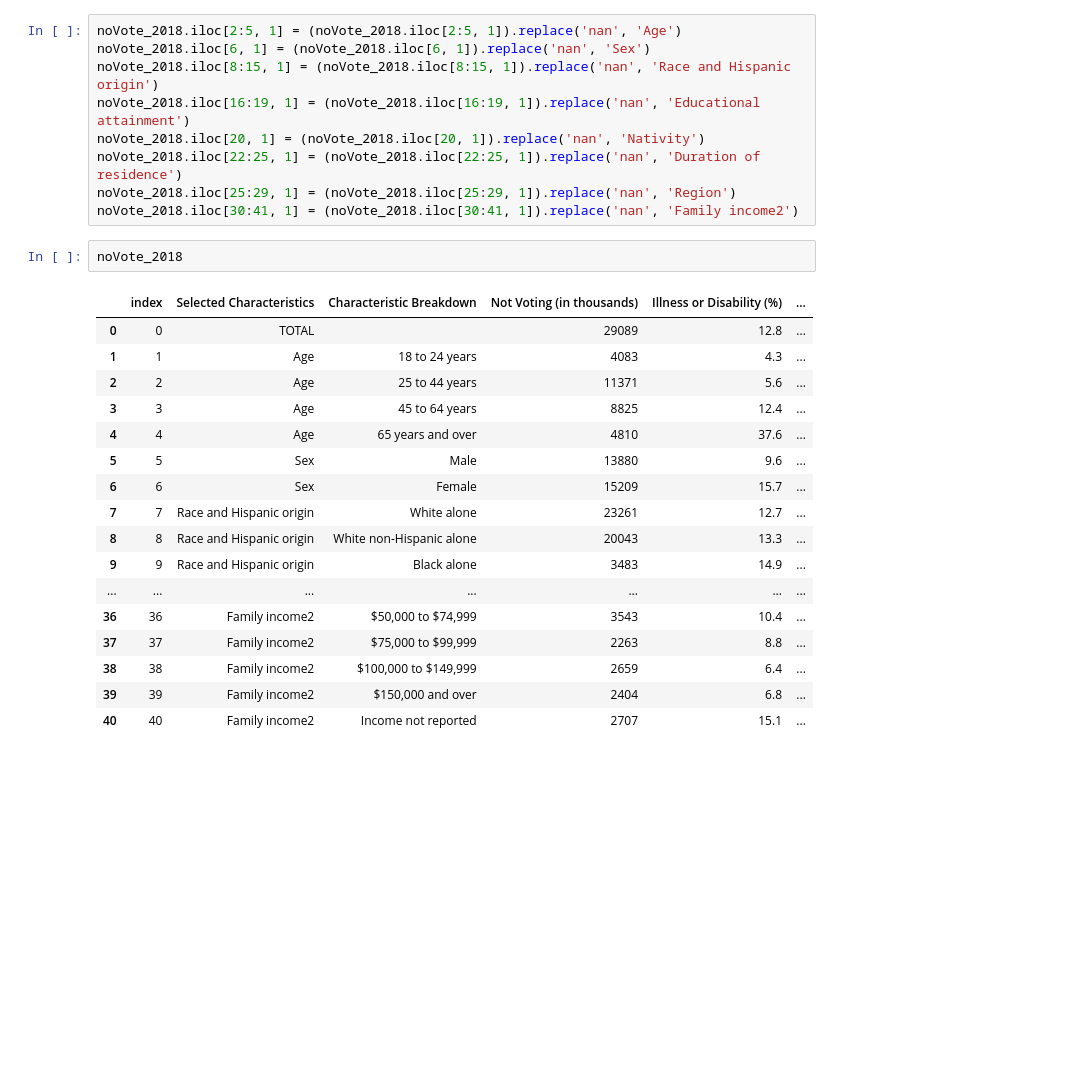
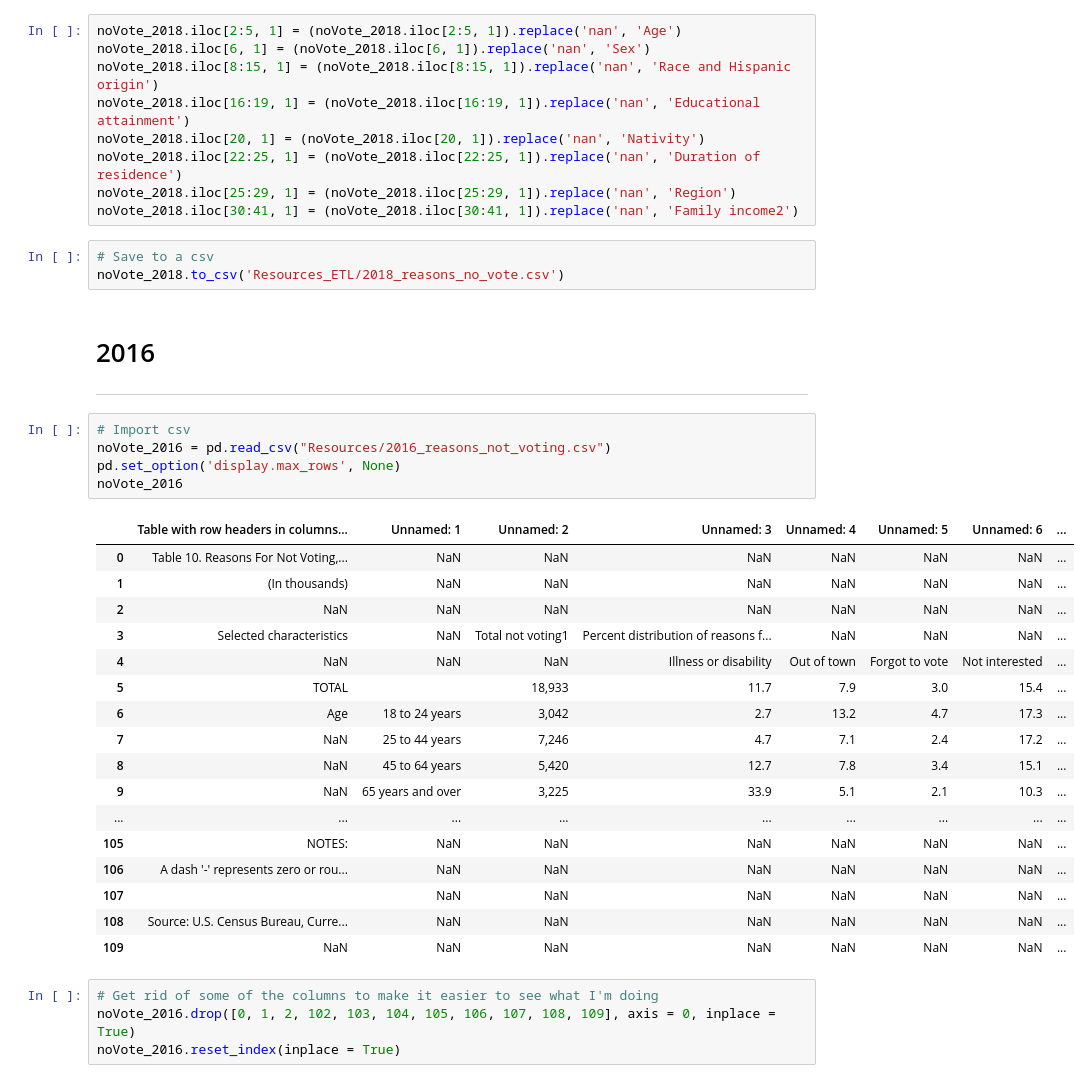
Before and after one commit to VallieTracy/Voter-Registration, a Jupyter notebook: Untitled.ipynb, the cells around one changed output. Saved outputs shown, nothing was run; the diff lists cells and outputs as text; blank space fills up the shorter version.

```diff
--- a/Untitled.ipynb
+++ b/Untitled.ipynb
@@ -261,23 +165,36 @@ noVote_2018.iloc[20, 1] = (noVote_2018.iloc[20, 1]).replace('nan', 'Nativity')
 noVote_2018.iloc[22:25, 1] = (noVote_2018.iloc[22:25, 1]).replace('nan', 'Duration of residence')
 noVote_2018.iloc[25:29, 1] = (noVote_2018.iloc[25:29, 1]).replace('nan', 'Region')
 noVote_2018.iloc[30:41, 1] = (noVote_2018.iloc[30:41, 1]).replace('nan', 'Family income2')
-# %%
-noVote_2018
-# %% [output]
-|  | index | Selected Characteristics | Characteristic Breakdown | Not Voting (in thousands) | Illness or Disability (%) | ... |
-| 0 | 0 | TOTAL |  | 29089 | 12.8 | ... |
-| 1 | 1 | Age | 18 to 24 years | 4083 | 4.3 | ... |
-| 2 | 2 | Age | 25 to 44 years | 11371 | 5.6 | ... |
-| 3 | 3 | Age | 45 to 64 years | 8825 | 12.4 | ... |
-| 4 | 4 | Age | 65 years and over | 4810 | 37.6 | ... |
-| 5 | 5 | Sex | Male | 13880 | 9.6 | ... |
-| 6 | 6 | Sex | Female | 15209 | 15.7 | ... |
-| 7 | 7 | Race and Hispanic origin | White alone | 23261 | 12.7 | ... |
-| 8 | 8 | Race and Hispanic origin | White non-Hispanic alone | 20043 | 13.3 | ... |
-| 9 | 9 | Race and Hispanic origin | Black alone | 3483 | 14.9 | ... |
-| ... | ... | ... | ... | ... | ... | ... |
-| 36 | 36 | Family income2 | $50,000 to $74,999 | 3543 | 10.4 | ... |
-| 37 | 37 | Family income2 | $75,000 to $99,999 | 2263 | 8.8 | ... |
-| 38 | 38 | Family income2 | $100,000 to $149,999 | 2659 | 6.4 | ... |
-| 39 | 39 | Family income2 | $150,000 and over | 2404 | 6.8 | ... |
-| 40 | 40 | Family income2 | Income not reported | 2707 | 15.1 | ... |
+# %%
+# Save to a csv
+noVote_2018.to_csv('Resources_ETL/2018_reasons_no_vote.csv')
+# %% [markdown]
+# 2016
+---------
+# %%
+# Import csv
+noVote_2016 = pd.read_csv("Resources/2016_reasons_not_voting.csv")
+pd.set_option('display.max_rows', None)
+noVote_2016
+# %% [output]
+|  | Table with row headers in columns... | Unnamed: 1 | Unnamed: 2 | Unnamed: 3 | Unnamed: 4 | Unnamed: 5 | Unnamed: 6 | ... |
+| 0 | Table 10. Reasons For Not Voting,... | NaN | NaN | NaN | NaN | NaN | NaN | ... |
+| 1 | (In thousands) | NaN | NaN | NaN | NaN | NaN | NaN | ... |
+| 2 | NaN | NaN | NaN | NaN | NaN | NaN | NaN | ... |
+| 3 | Selected characteristics | NaN | Total not voting1 | Percent distribution of reasons f... | NaN | NaN | NaN | ... |
+| 4 | NaN | NaN | NaN | Illness or disability | Out of town | Forgot to vote | Not interested | ... |
+| 5 | TOTAL |  | 18,933 | 11.7 | 7.9 | 3.0 | 15.4 | ... |
+| 6 | Age | 18 to 24 years | 3,042 | 2.7 | 13.2 | 4.7 | 17.3 | ... |
+| 7 | NaN | 25 to 44 years | 7,246 | 4.7 | 7.1 | 2.4 | 17.2 | ... |
+| 8 | NaN | 45 to 64 years | 5,420 | 12.7 | 7.8 | 3.4 | 15.1 | ... |
+| 9 | NaN | 65 years and over | 3,225 | 33.9 | 5.1 | 2.1 | 10.3 | ... |
+| ... | ... | ... | ... | ... | ... | ... | ... | ... |
+| 105 | NOTES: | NaN | NaN | NaN | NaN | NaN | NaN | ... |
+| 106 | A dash '-' represents zero or rou... | NaN | NaN | NaN | NaN | NaN | NaN | ... |
+| 107 |  | NaN | NaN | NaN | NaN | NaN | NaN | ... |
+| 108 | Source: U.S. Census Bureau, Curre... | NaN | NaN | NaN | NaN | NaN | NaN | ... |
+| 109 | NaN | NaN | NaN | NaN | NaN | NaN | NaN | ... |
+# %%
+# Get rid of some of the columns to make it easier to see what I'm doing
+noVote_2016.drop([0, 1, 2, 102, 103, 104, 105, 106, 107, 108, 109], axis = 0, inplace = True)
+noVote_2016.reset_index(inplace = True)
```
Also changed, not shown: parts of 39 cells of this notebook, 7 other files.
